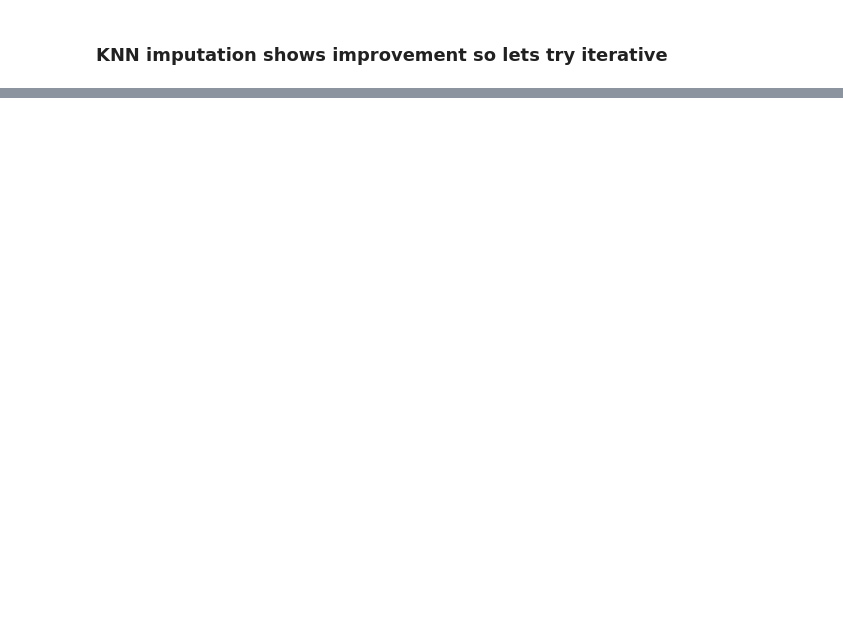
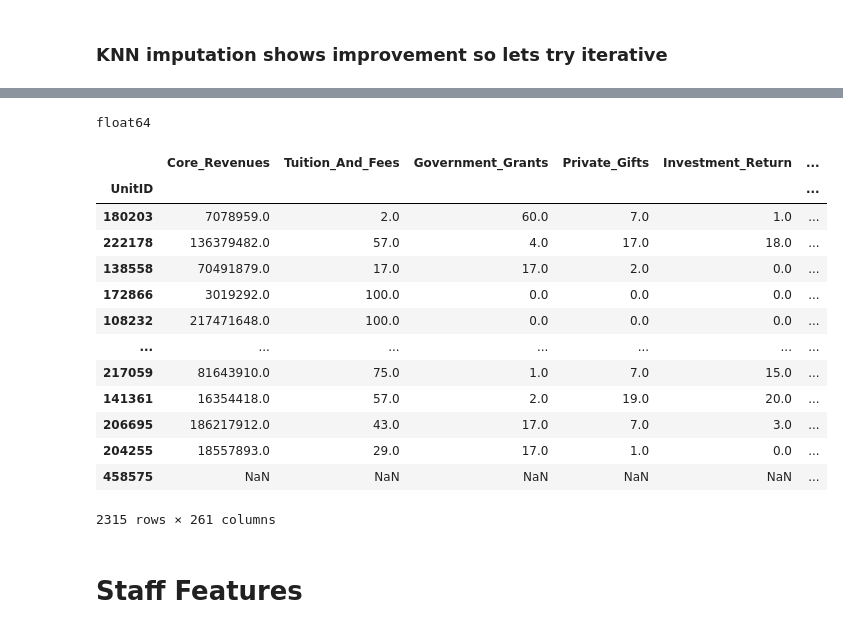
Before and after one commit to robcamp-code/DataSciencePortfolio, a Jupyter notebook: GradRates/Modeling and Optimization.ipynb, the cells around one changed output, grey strips where cells are left out. Cells and saved outputs as stored; diff of their text form; code cells hidden in the pictures; blank space fills up the shorter version.

```diff
--- a/GradRates/Modeling and Optimization.ipynb
+++ b/GradRates/Modeling and Optimization.ipynb
@@ -373,0 +232,5 @@ pd.DataFrame(model_log)
+# %%
+# update pipeline
+xgb_model.steps.pop(0)
+
+xgb_model.steps[1] = ('classifier', xgb.XGBRegressor(**params))
@@ -373,0 +330,29 @@ pd.DataFrame(model_log)
+# %%
+# log of core revenues
+transformer = FuncTransformer()
+# %%
+fe_x = transformer.log_transform(X.to_numpy(), 0)
+# %% [output]
+float64
+# %%
+X["log_core_revenues"] = fe_x
+# %%
+X
+# %% [output]
+|  | Core_Revenues | Tuition_And_Fees | Government_Grants | Private_Gifts | Investment_Return | ... |
+| UnitID |  |  |  |  |  | ... |
+| 180203 | 7078959.0 | 2.0 | 60.0 | 7.0 | 1.0 | ... |
+| 222178 | 136379482.0 | 57.0 | 4.0 | 17.0 | 18.0 | ... |
+| 138558 | 70491879.0 | 17.0 | 17.0 | 2.0 | 0.0 | ... |
+| 172866 | 3019292.0 | 100.0 | 0.0 | 0.0 | 0.0 | ... |
+| 108232 | 217471648.0 | 100.0 | 0.0 | 0.0 | 0.0 | ... |
+| ... | ... | ... | ... | ... | ... | ... |
+| 217059 | 81643910.0 | 75.0 | 1.0 | 7.0 | 15.0 | ... |
+| 141361 | 16354418.0 | 57.0 | 2.0 | 19.0 | 20.0 | ... |
+| 206695 | 186217912.0 | 43.0 | 17.0 | 7.0 | 3.0 | ... |
+| 204255 | 18557893.0 | 29.0 | 17.0 | 1.0 | 0.0 | ... |
+| 458575 | NaN | NaN | NaN | NaN | NaN | ... |
+2315 rows × 261 columns
+# %% [markdown]
+
+# Staff Features
```
Also changed, not shown: parts of 89 cells of this notebook, 5 other files.
